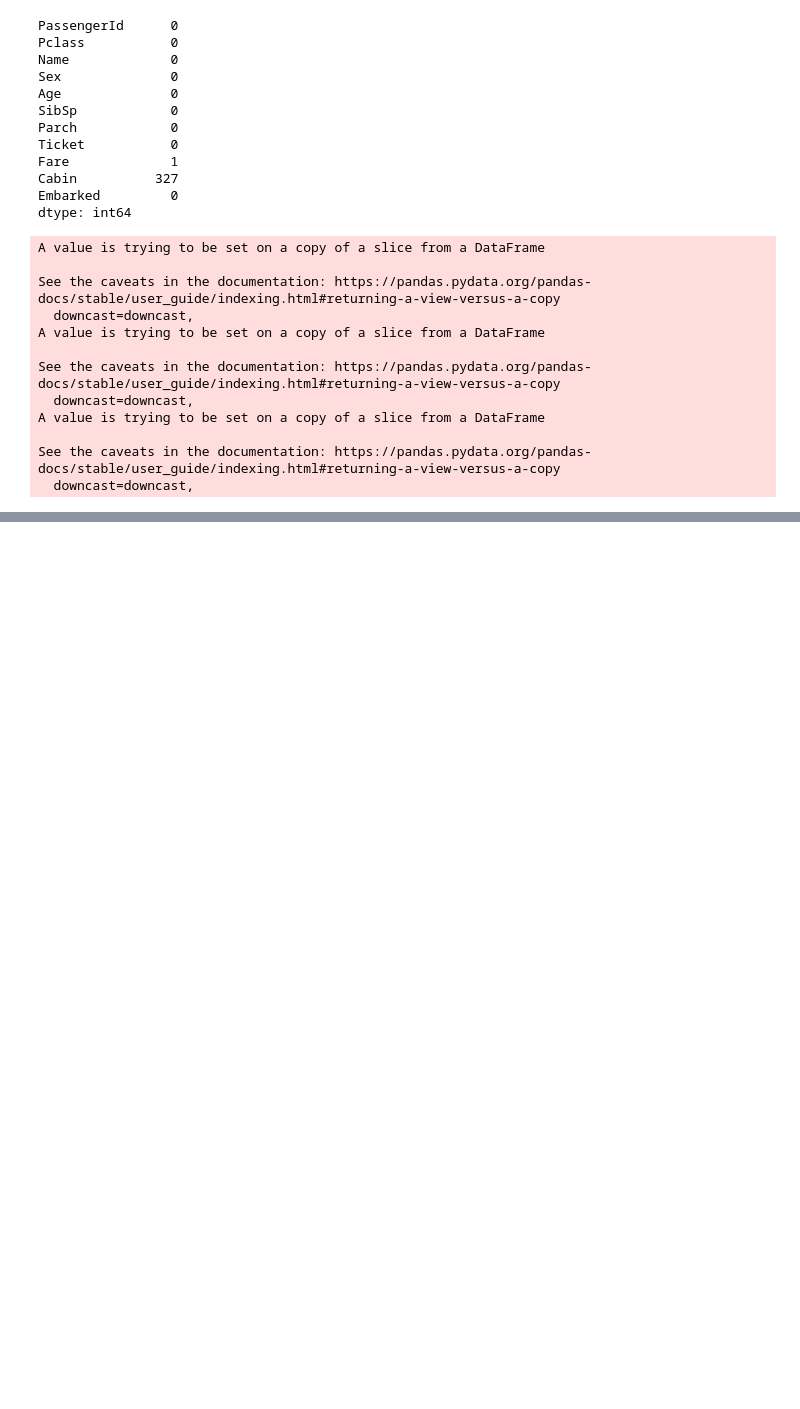
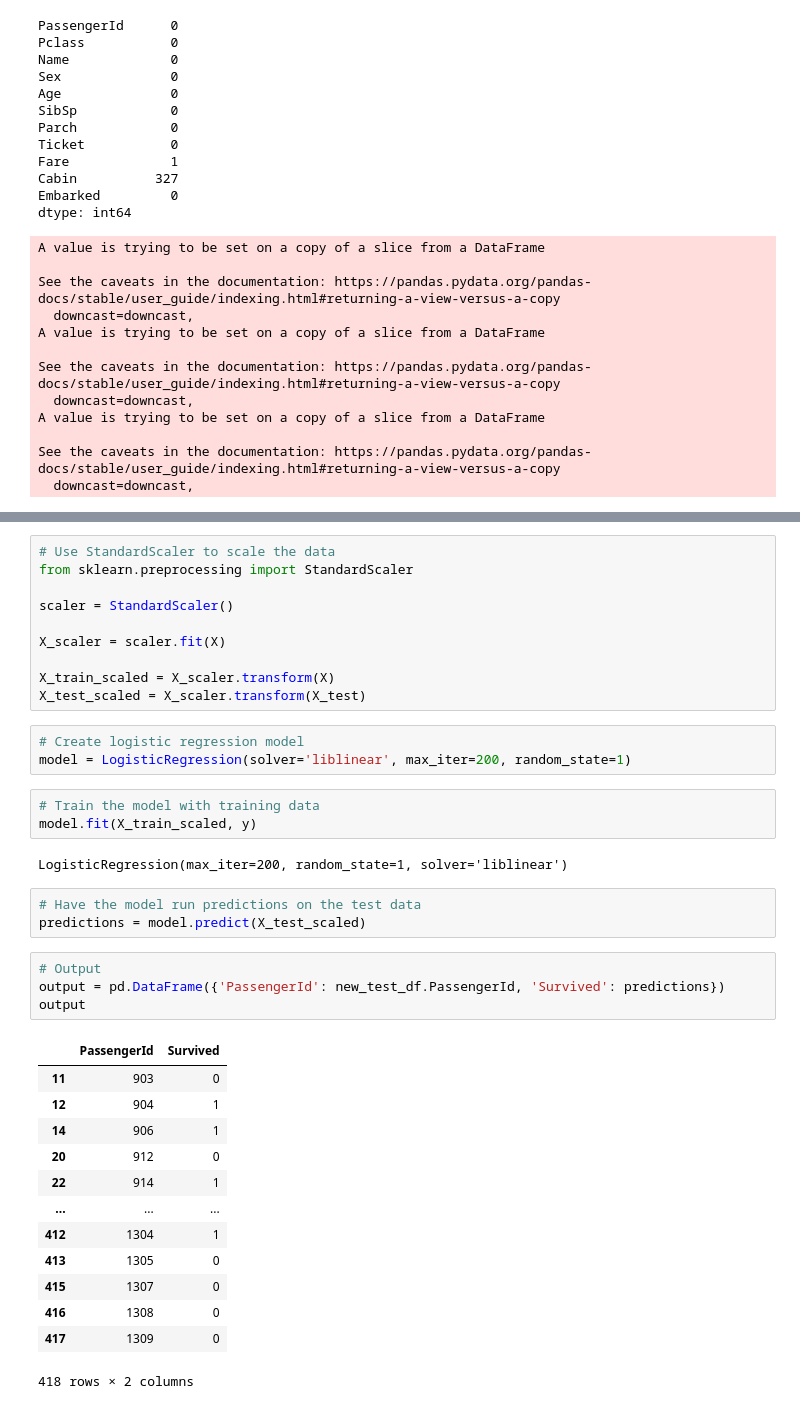
Before and after one commit to mleggett25/Titanic_Challenge, a Jupyter notebook: titanic-challenge.ipynb, the cells around one changed output, grey strips where cells are left out. Saved outputs shown, nothing was run; the diff lists cells and outputs as text; blank space fills up the shorter version.

```diff
--- a/titanic-challenge.ipynb
+++ b/titanic-challenge.ipynb
@@ -266,0 +327,39 @@ test_df['Fare'] = test_df['Fare'].fillna(13.6756)
+# %%
+# Use StandardScaler to scale the data
+from sklearn.preprocessing import StandardScaler
+
+scaler = StandardScaler()
+
+X_scaler = scaler.fit(X)
+
+X_train_scaled = X_scaler.transform(X)
+X_test_scaled = X_scaler.transform(X_test)
+# %%
+# Create logistic regression model
+model = LogisticRegression(solver='liblinear', max_iter=200, random_state=1)
+# %%
+# Train the model with training data
+model.fit(X_train_scaled, y)
+# %% [output]
+LogisticRegression(max_iter=200, random_state=1, solver='liblinear')
+# %%
+# Have the model run predictions on the test data
+predictions = model.predict(X_test_scaled)
+# %%
+# Output
+output = pd.DataFrame({'PassengerId': new_test_df.PassengerId, 'Survived': predictions})
+output
+# %% [output]
+|  | PassengerId | Survived |
+| 11 | 903 | 0 |
+| 12 | 904 | 1 |
+| 14 | 906 | 1 |
+| 20 | 912 | 0 |
+| 22 | 914 | 1 |
+| ... | ... | ... |
+| 412 | 1304 | 1 |
+| 413 | 1305 | 0 |
+| 415 | 1307 | 0 |
+| 416 | 1308 | 0 |
+| 417 | 1309 | 0 |
+418 rows × 2 columns
```
Also changed, not shown: parts of 14 cells of this notebook.
